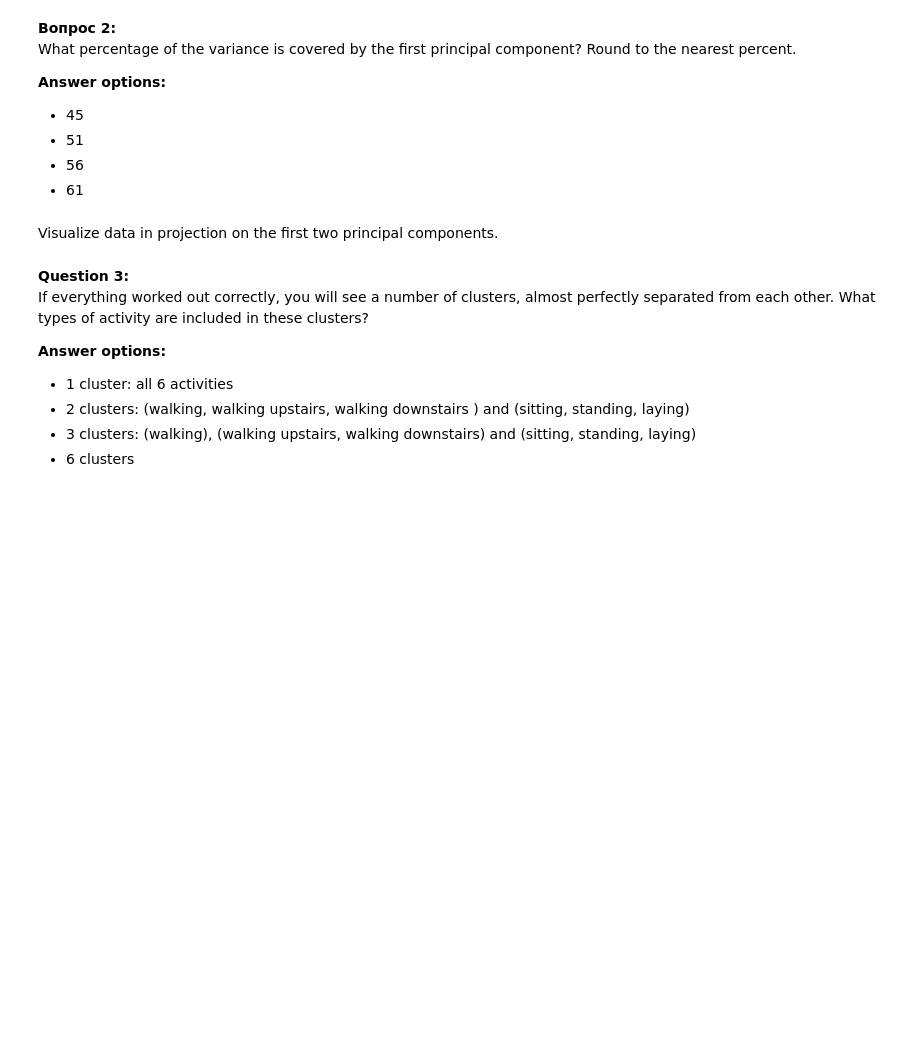
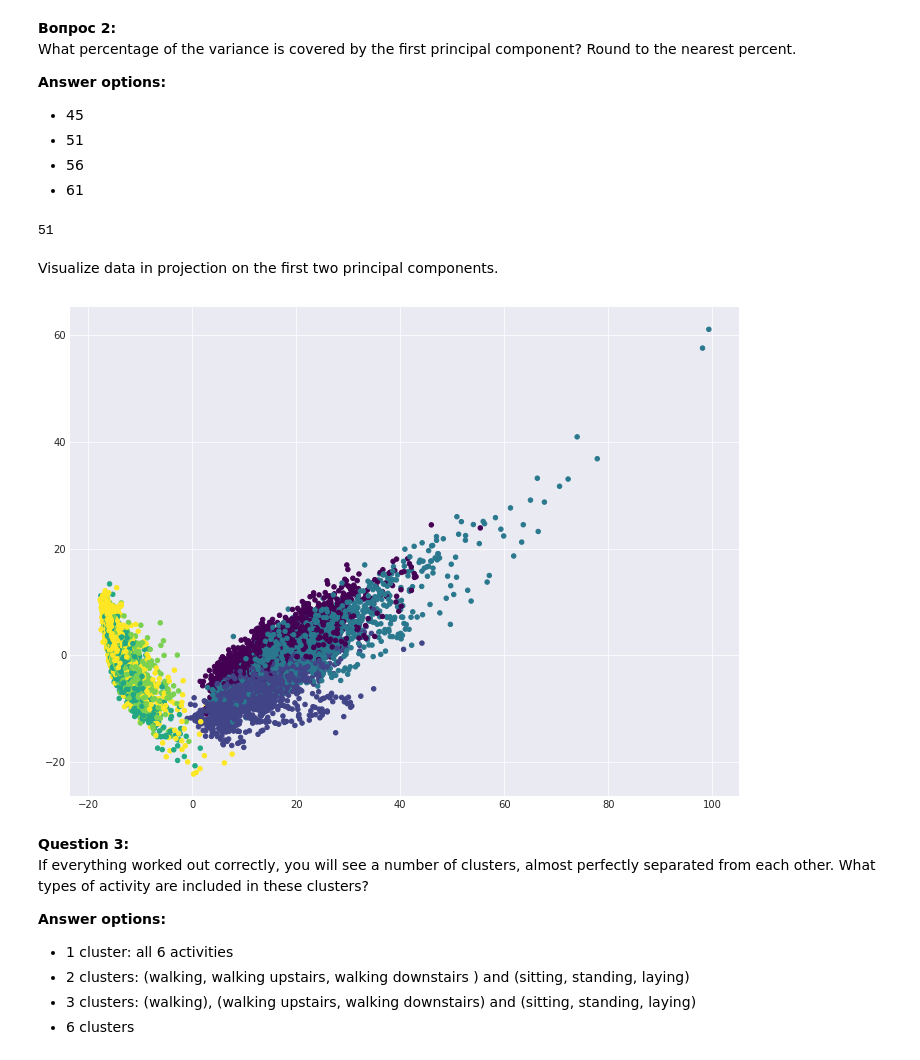
Before and after one commit to nekotleta/RandomML, a Jupyter notebook: ods_course/a7-demo-unsupervised-learning.ipynb, the cells around one changed output. Drawn from its saved outputs; the diff is of its cells as text; code cells hidden in the pictures; blank space fills up the shorter version.

```diff
--- a/ods_course/a7-demo-unsupervised-learning.ipynb
+++ b/ods_course/a7-demo-unsupervised-learning.ipynb
@@ -38,7 +38,7 @@ from sklearn.svm import LinearSVC
 RANDOM_STATE = 17
 # %%
 # change this if necessary
-PATH_TO_SAMSUNG_DATA = "../input"
+PATH_TO_SAMSUNG_DATA = "input"
 # %%
 X_train = np.loadtxt(os.path.join(PATH_TO_SAMSUNG_DATA, "samsung_train.txt"))
 y_train = np.loadtxt(os.path.join(PATH_TO_SAMSUNG_DATA,
@@ -57,0 +56,4 @@ For clustering, we do not need a target vector, so we'll work with the combinati
+# %%
+# Your code here
+X = np.vstack((X_train, X_test))
+y = np.hstack((y_train, y_test))
@@ -73,5 +81,7 @@ Define the number of unique values of the labels of the target class.
 Scale the sample using `StandardScaler` with default parameters.
 # %%
 # Your code here
+sc = StandardScaler()
+X_scaled = sc.fit_transform(X)
 # %% [markdown]
 Reduce the number of dimensions using PCA, leaving as many components as necessary to explain at least 90% of the variance of the original (scaled) data. Use the scaled dataset and fix `random_state` (RANDOM_STATE constant).
@@ -78,7 +90,7 @@ Reduce the number of dimensions using PCA, leaving as many components as necessa
 # %%
 # Your code here
-# pca =
-# X_pca =
+pca = PCA(n_components=0.9, random_state=RANDOM_STATE).fit(X_scaled)
+X_pca = pca.transform(X_scaled)
 # %% [markdown]
 ** Question 1: ** <br>
 What is the minimum number of principal components required to cover the 90% of the variance of the original (scaled) data?
@@ -104,8 +117,13 @@ What percentage of the variance is covered by the first principal component? Rou
+# %%
+round(float(pca.explained_variance_ratio_[0] * 100))
+# %% [output]
+51
 # %% [markdown]
 Visualize data in projection on the first two principal components.
 # %%
-# Your code here
-# plt.scatter(, , c=y, s=20, cmap='viridis');
+plt.scatter(X_pca[:,0], X_pca[:,1], c=y, s=20, cmap='viridis');
+# %% [output]
+[figure, added]
 # %% [markdown]
 **Question 3:**<br>
 If everything worked out correctly, you will see a number of clusters, almost perfectly separated from each other. What types of activity are included in these clusters? <br>
```
Also changed, not shown: parts of 38 cells of this notebook, 1 other file.
